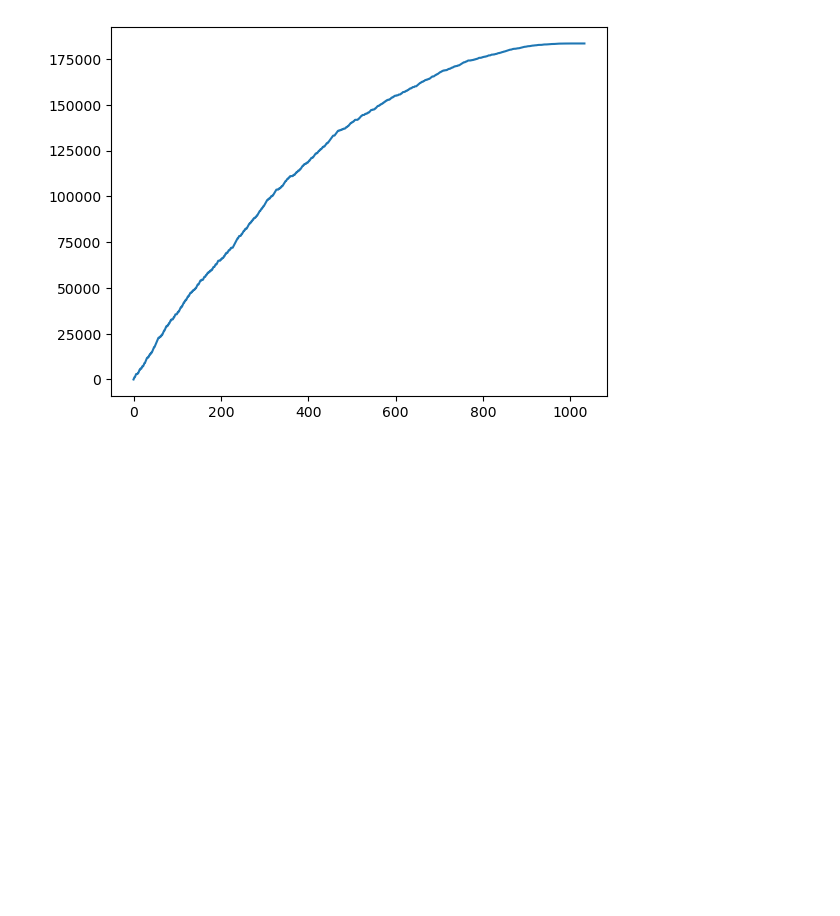
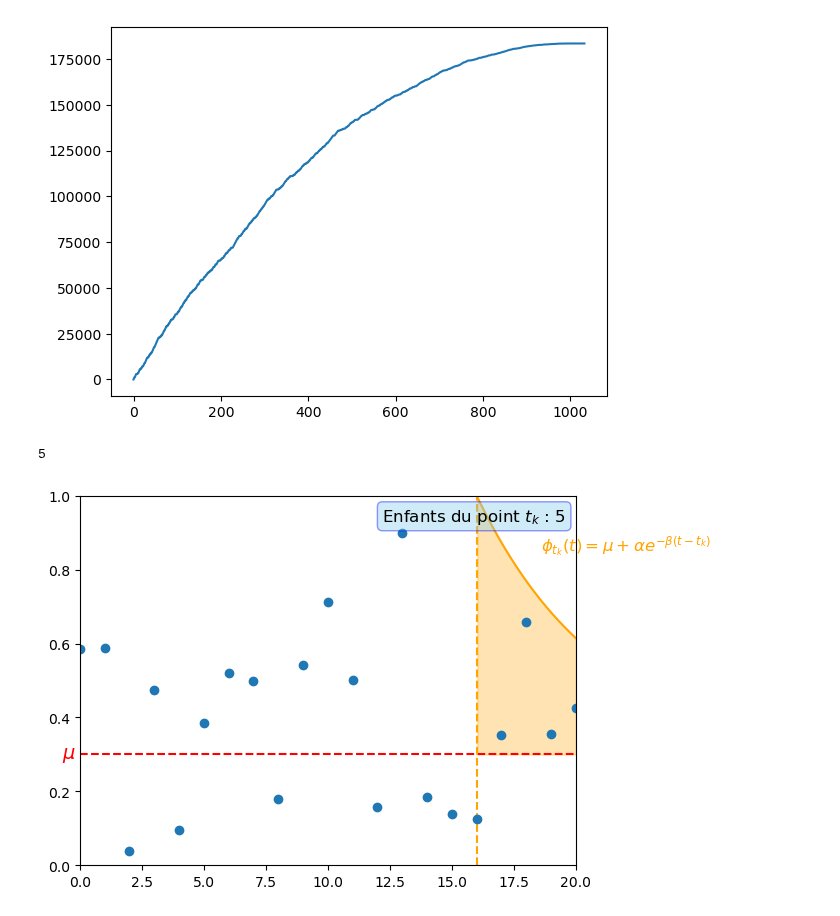
Before and after one commit to MaxMosh/n7-SN, a Jupyter notebook: 3A ModIA/S9 (INSA)/Processus de Poisson appliqués à l’Actuariat et à la Fiabilité/Projet/Modélisation processus dépendants.ipynb, the cells around one changed output. Cells and saved outputs as stored; diff of their text form; code cells hidden in the pictures; blank space fills up the shorter version.

```diff
--- a/3A ModIA/S9 (INSA)/Processus de Poisson appliqués à l’Actuariat et à la Fiabilité/Projet/Modélisation processus dépendants.ipynb
+++ b/3A ModIA/S9 (INSA)/Processus de Poisson appliqués à l’Actuariat et à la Fiabilité/Projet/Modélisation processus dépendants.ipynb
@@ -106,0 +132,32 @@ plt.plot(liste_compte)
+# %%
+k = 16  # Index du point où commence l'exponentielle
+start_x = time_steps[k]  # Coordonnée x du k-ème point
+x_exp = np.linspace(0, T, 500)  # Plus de points pour une courbe lisse
+y_exp = mu_claim + (M - mu_claim) * np.exp(-0.2 * (x_exp - start_x))  # Exponentielle décroissante
+
+compte = 0
+for _ in range(k + 1, num_claims):
+    if event_list[_] > mu_claim and event_list[_] < mu_claim + (M - mu_claim) * np.exp(-0.2 * (time_steps[_] - start_x)):
+        compte+=1
+print(compte)
+# %% [output]
+5
+# %%
+plt.plot(time_steps, event_list, marker='o', linestyle='')
+plt.hlines(mu_claim, 0, T, color='r', linestyle='--')
+plt.text(x=-0.7, y=mu_claim, s=r"$\mu$", color="red", fontsize=14, ha="left", va="center")
+plt.plot(x_exp, y_exp, color='orange', label="Exponentielle décroissante")
+# Remplir la zone entre la courbe exponentielle et la ligne horizontale
+plt.fill_between(x_exp, y_exp, mu_claim, where=(x_exp >= start_x), color='orange', alpha=0.3)
+plt.vlines(start_x, 0, M, color='orange', linestyle='--')
+equation_text = r"$\phi_{t_k}(t) = " + f"\mu + \\alpha e^{{-\\beta (t - t_k)}}$"
+plt.text(start_x + 6, 0.85 * M, equation_text, color="orange", fontsize=12, ha="center")
+plt.xlim(0, T)
+plt.ylim(0, M)
+plt.text(0.98 * T, 0.97 * M, f"Enfants du point $t_k$ : ${compte}$",
+         color="black", fontsize=12, ha="right", va="top",
+         bbox=dict(facecolor='skyblue', alpha=0.4, edgecolor='blue', boxstyle='round,pad=0.3'))
+plt.savefig('Seventh_exp.jpg', dpi=300)
+plt.show()
+# %% [output]
+[figure, added]
```
Also changed, not shown: parts of 1 cell of this notebook.
